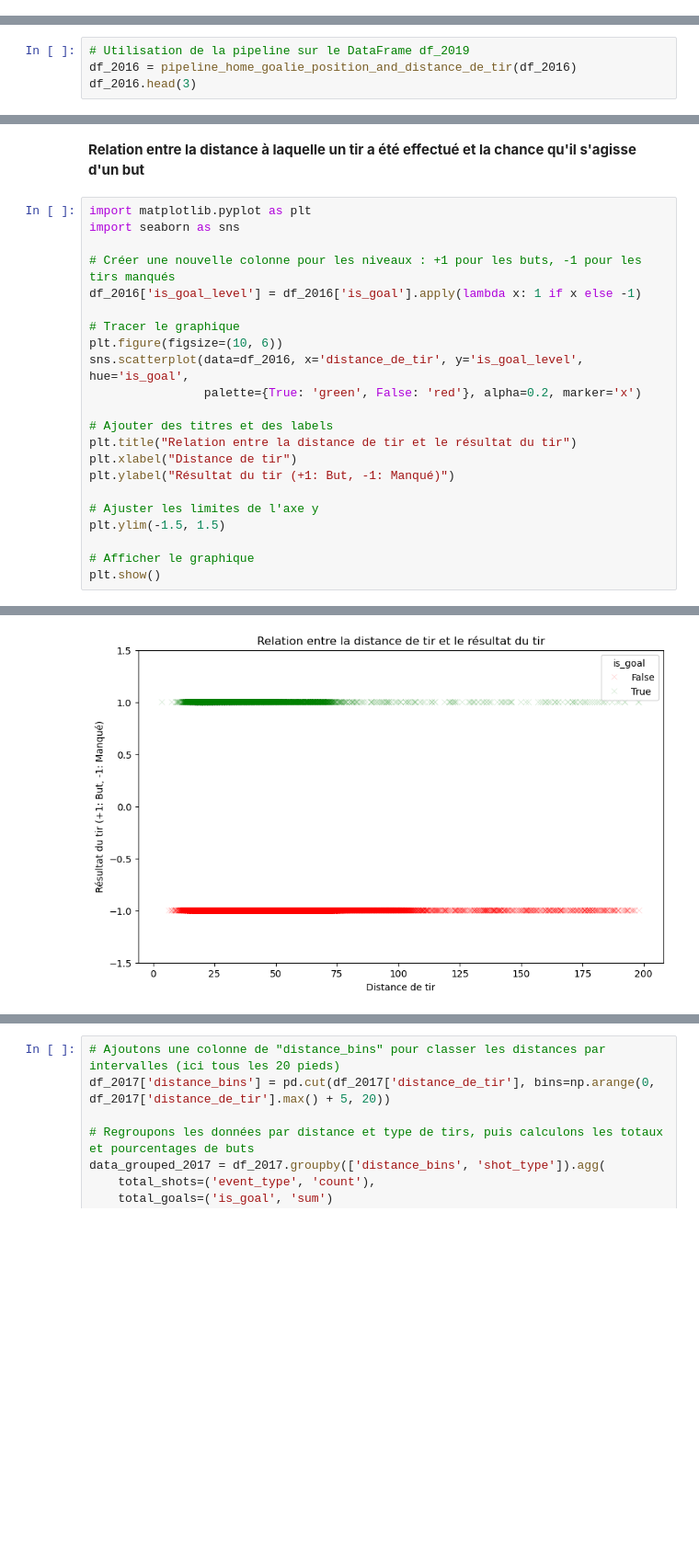
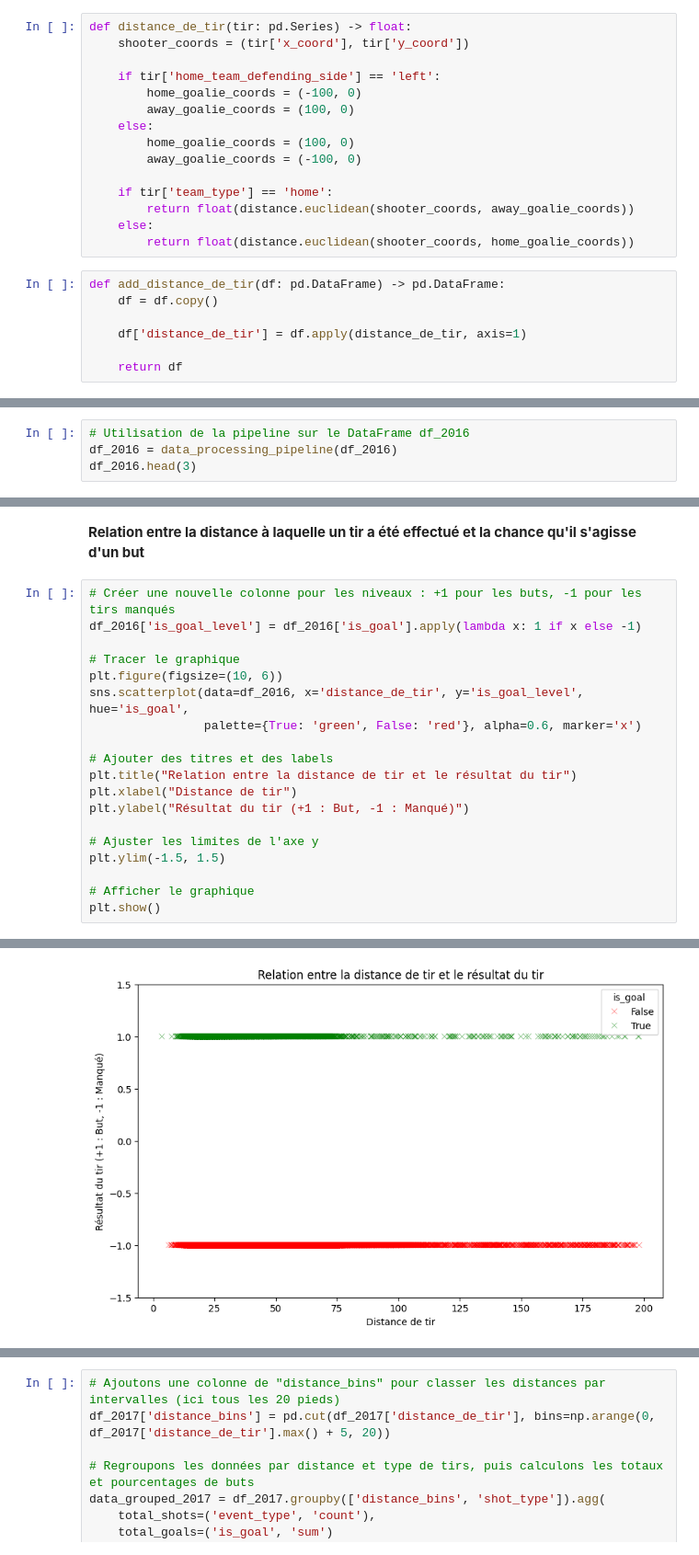
Before and after one commit to Faj1223/NHL-project, a Jupyter notebook: ift6758/notebooks/Question 4.ipynb, the cells around one changed output, grey strips where cells are left out. Shown at 92% size. Cells and saved outputs as stored; diff of their text form; blank space fills up the shorter version.

```diff
--- a/ift6758/notebooks/Question 4.ipynb
+++ b/ift6758/notebooks/Question 4.ipynb
@@ -144 +226,23 @@ C'est la fin de la petite analyse statistiques, des explications seront apporté
+# %%
+def distance_de_tir(tir: pd.Series) -> float:
+	shooter_coords = (tir['x_coord'], tir['y_coord'])
+
+	if tir['home_team_defending_side'] == 'left':
+		home_goalie_coords = (-100, 0)
+		away_goalie_coords = (100, 0)
+	else:
+		home_goalie_coords = (100, 0)
+		away_goalie_coords = (-100, 0)
+
+	if tir['team_type'] == 'home':
+		return float(distance.euclidean(shooter_coords, away_goalie_coords))
+	else:
+		return float(distance.euclidean(shooter_coords, home_goalie_coords))
+# %%
+def add_distance_de_tir(df: pd.DataFrame) -> pd.DataFrame:
+	df = df.copy()
+
+	df['distance_de_tir'] = df.apply(distance_de_tir, axis=1)
+
+	return df
 # %%
@@ -204,5 +263,5 @@ def pipeline_home_goalie_position_and_distance_de_tir(df: pd.DataFrame) -> pd.Da
 # %%
-# Utilisation de la pipeline sur le DataFrame df_2019
-df_2016 = pipeline_home_goalie_position_and_distance_de_tir(df_2016)
+# Utilisation de la pipeline sur le DataFrame df_2016
+df_2016 = data_processing_pipeline(df_2016)
 df_2016.head(3)
 # %% [output]
@@ -219,21 +273,18 @@ See the caveats in the documentation: https://pandas.pydata.org/pandas-docs/stab
 # %% [markdown]
 __Relation entre la distance à laquelle un tir a été effectué et la chance qu'il s'agisse d'un but__
 # %%
-import matplotlib.pyplot as plt
-import seaborn as sns
-
 # Créer une nouvelle colonne pour les niveaux : +1 pour les buts, -1 pour les tirs manqués
 df_2016['is_goal_level'] = df_2016['is_goal'].apply(lambda x: 1 if x else -1)
 
 # Tracer le graphique
 plt.figure(figsize=(10, 6))
 sns.scatterplot(data=df_2016, x='distance_de_tir', y='is_goal_level', hue='is_goal',
-                palette={True: 'green', False: 'red'}, alpha=0.2, marker='x')
+                palette={True: 'green', False: 'red'}, alpha=0.6, marker='x')
 
 # Ajouter des titres et des labels
 plt.title("Relation entre la distance de tir et le résultat du tir")
 plt.xlabel("Distance de tir")
-plt.ylabel("Résultat du tir (+1: But, -1: Manqué)")
+plt.ylabel("Résultat du tir (+1 : But, -1 : Manqué)")
 
 # Ajuster les limites de l'axe y
 plt.ylim(-1.5, 1.5)
@@ -249,2 +295,2 @@ See the caveats in the documentation: https://pandas.pydata.org/pandas-docs/stab
-[figure, old version]
+[figure, new version]
 # %% [markdown]
```
Also changed, not shown: parts of 47 cells of this notebook.
